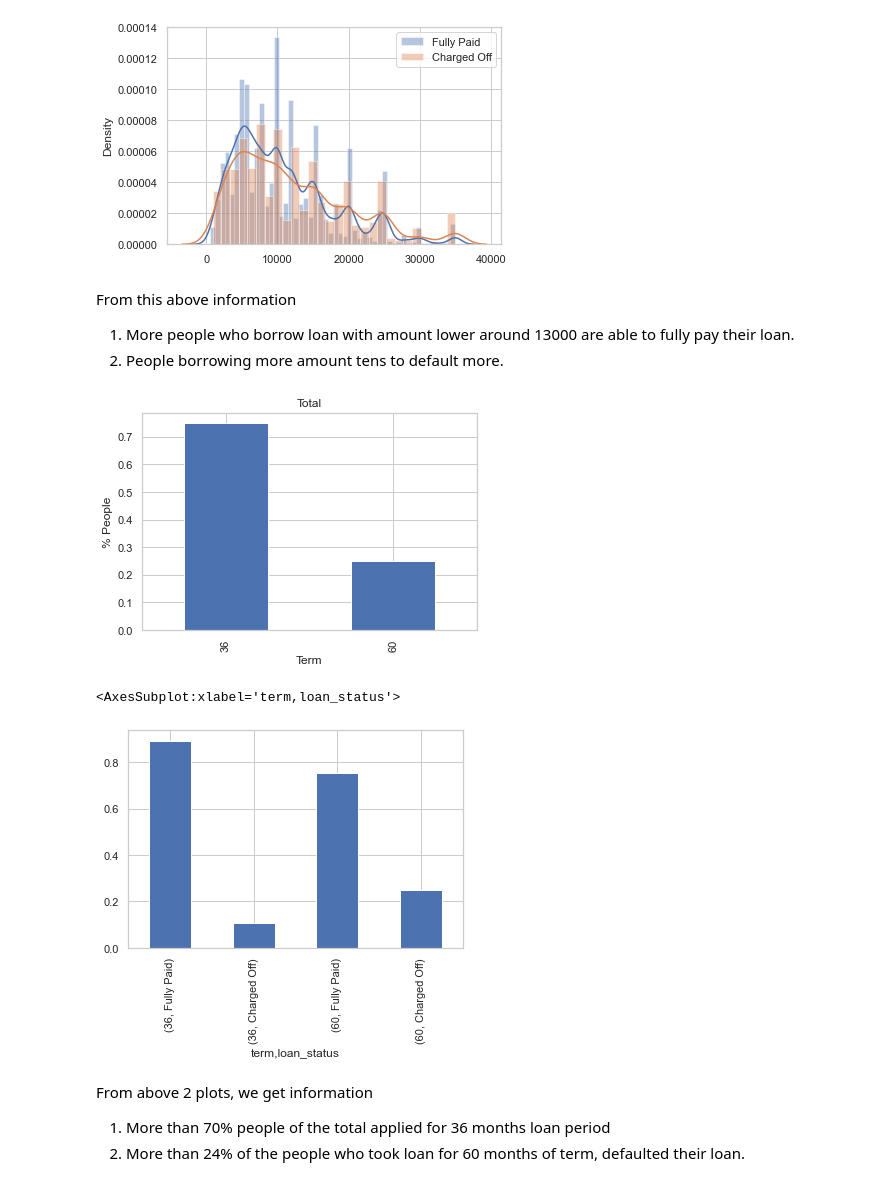
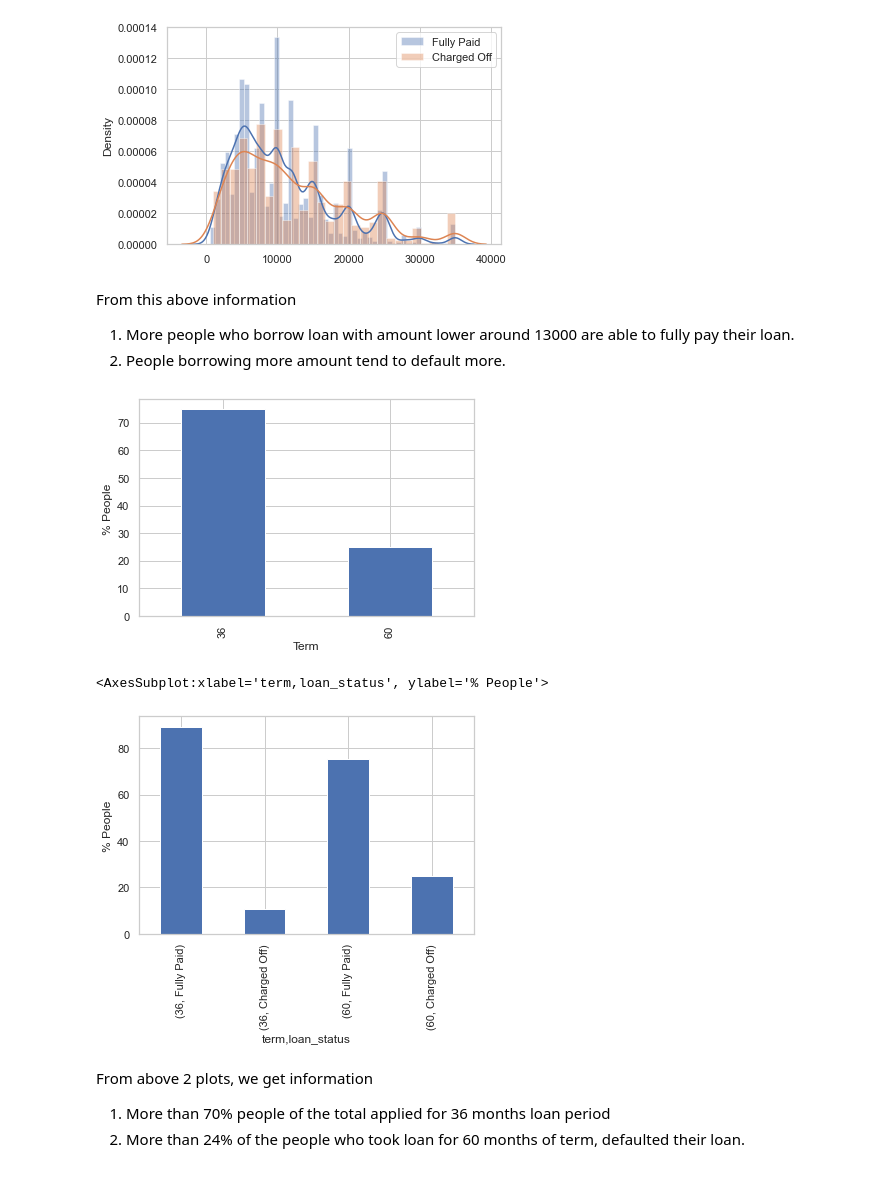
Before and after one commit to Harshulagarwal/LendingClubCaseStudy, a Jupyter notebook: LENDING_CLUB_CASE_STUDY.ipynb, the cells around one changed output. Drawn from its saved outputs; the diff is of its cells as text; code cells hidden in the pictures.

```diff
--- a/LENDING_CLUB_CASE_STUDY.ipynb
+++ b/LENDING_CLUB_CASE_STUDY.ipynb
@@ -540,17 +546,17 @@ plt.show()
 # %% [markdown]
 From this above information
 1. More people who borrow loan with amount lower around 13000 are able to fully pay their loan.
-2. People borrowing more amount tens to default more.
+2. People borrowing more amount tend to default more.
 # %%
-loan['term'].value_counts(1).plot.bar(xlabel = 'Term', title = 'Total', ylabel = '% People')
+(loan['term'].value_counts(1)*100).plot.bar(xlabel = 'Term', ylabel = '% People ')
 plt.show()
 # %% [output]
-[figure, old version]
+[figure, new version]
 # %%
-loan.groupby('term')['loan_status'].value_counts(1).plot.bar()
+(loan.groupby('term')['loan_status'].value_counts(1)*100).plot.bar(ylabel = '% People')
 # %% [output]
-<AxesSubplot:xlabel='term,loan_status'>
+<AxesSubplot:xlabel='term,loan_status', ylabel='% People'>
-[figure, old version]
+[figure, new version]
 # %% [markdown]
 From above 2 plots, we get information
 1. More than 70% people of the total applied for 36 months loan period
```
Also changed, not shown: parts of 25 cells of this notebook.
